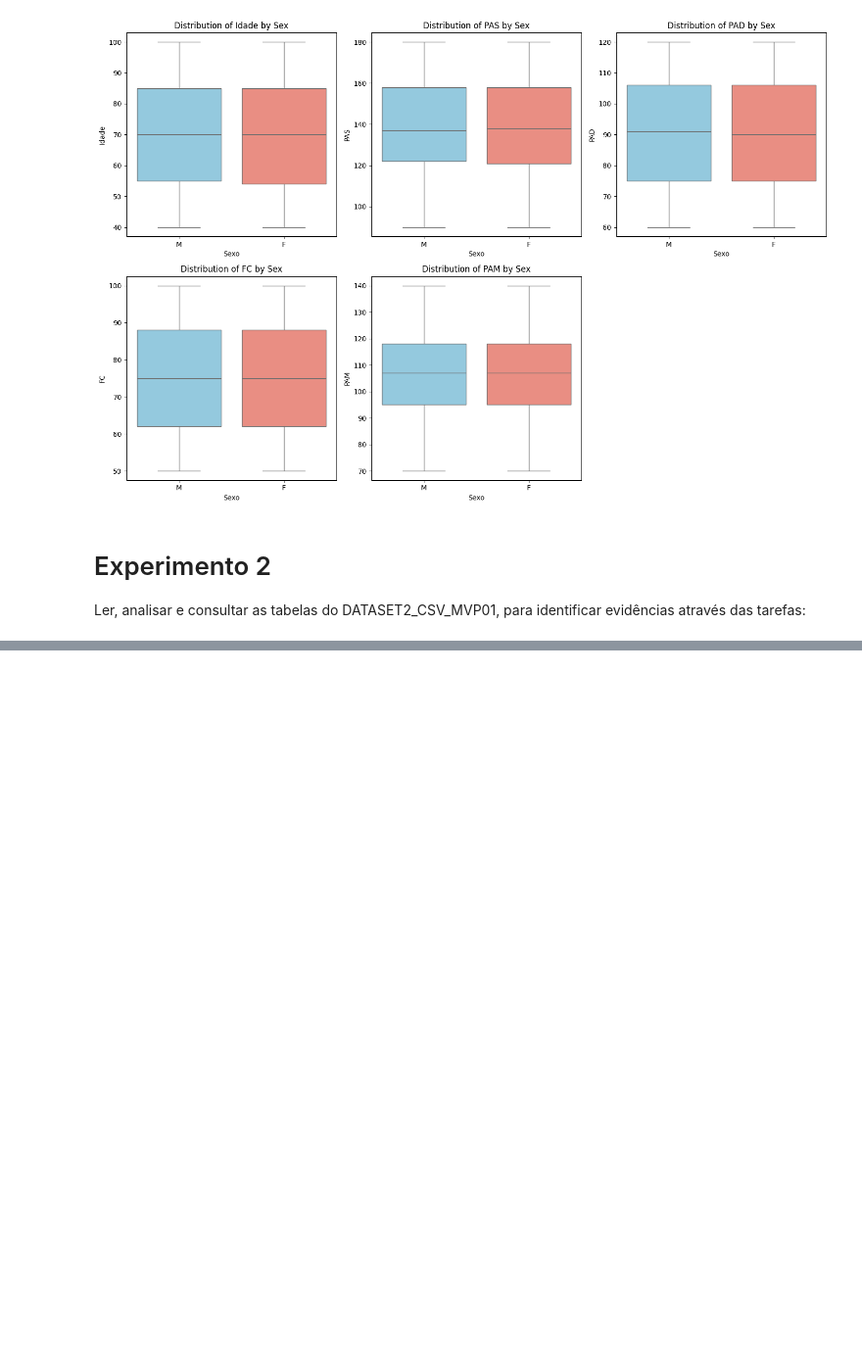
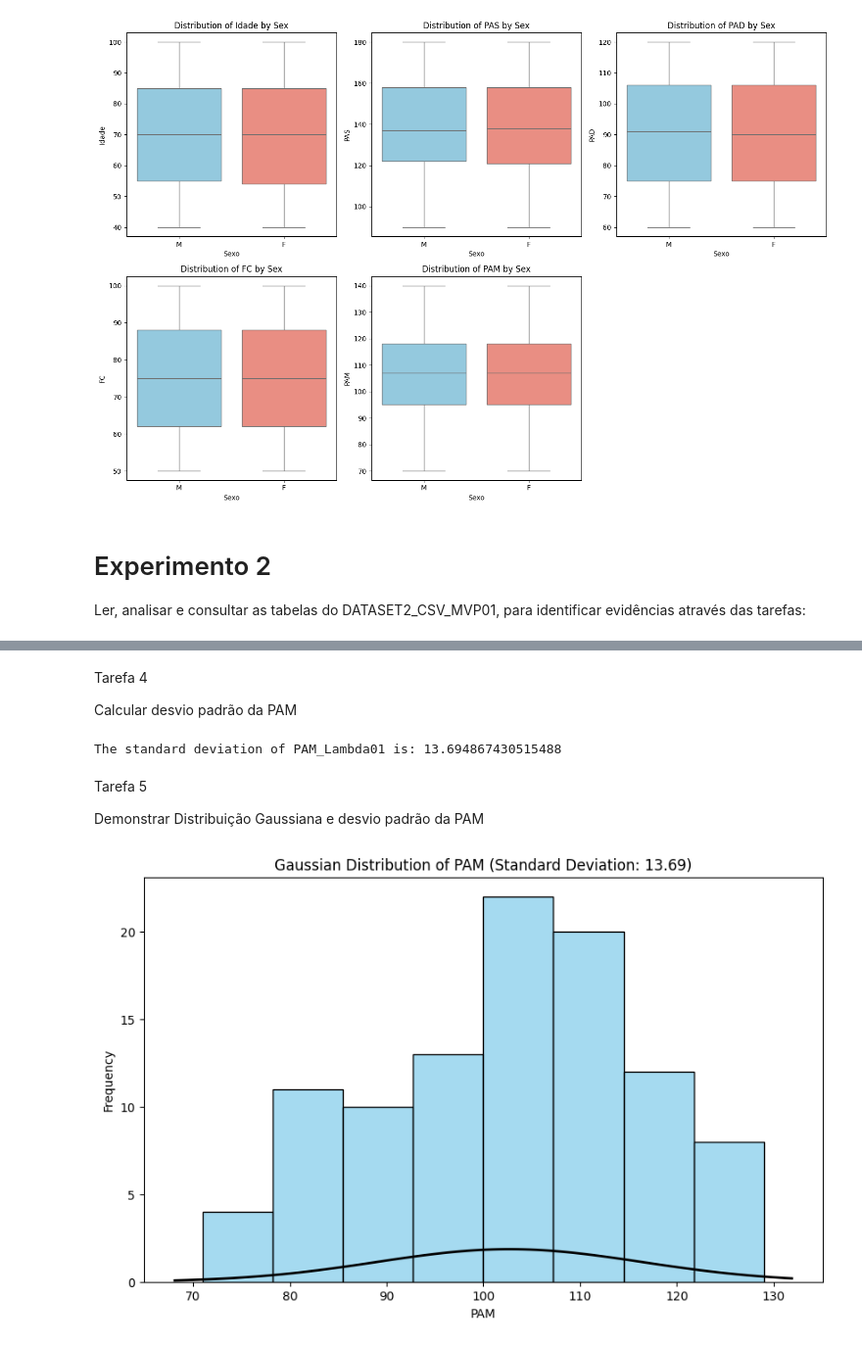
Before and after one commit to PajeSystems/PUC.MVP, a Jupyter notebook: Boaz_MVP_01.ipynb, the cells around one changed output, grey strips where cells are left out. Shown at 98% size. Drawn from its saved outputs; the diff is of its cells as text; code cells hidden in the pictures; blank space fills up the shorter version.

```diff
--- a/Boaz_MVP_01.ipynb
+++ b/Boaz_MVP_01.ipynb
@@ -147,0 +183,16 @@ Identificar individuos do sexo masculino, maiores de 65 anos com PAM maior que 1
+# %%
+import pandas as pd
+import numpy as np
+
+# Convert 'PAM_Lambda01' to numeric, coercing errors to NaN
+df['PAM_Lambda01'] = pd.to_numeric(df['PAM_Lambda01'], errors='coerce')
+
+# Print the data type after conversion
+print(f"Data type of 'PAM_Lambda01' after conversion: {df['PAM_Lambda01'].dtype}")
+
+# Create a new DataFrame with only the 'PAM_Lambda01' column
+df_pam = pd.DataFrame(df['PAM_Lambda01'])
+
+# Display the first few rows and data types of the new DataFrame
+display(df_pam.head())
+display(df_pam.info())
@@ -147,0 +216,41 @@ Identificar individuos do sexo masculino, maiores de 65 anos com PAM maior que 1
+# %% [markdown]
+Tarefa 4
+
+Calcular desvio padrão da PAM
+# %%
+pam_std = df_pam['PAM_Lambda01'].std()
+print(f"The standard deviation of PAM_Lambda01 is: {pam_std}")
+# %% [output]
+The standard deviation of PAM_Lambda01 is: 13.694867430515488
+# %% [markdown]
+Tarefa 5
+
+Demonstrar Distribuição Gaussiana e desvio padrão da PAM
+# %%
+import matplotlib.pyplot as plt
+import seaborn as sns
+import numpy as np
+from scipy.stats import norm
+
+# Calculate the mean of 'PAM_Lambda01'
+pam_mean = df_pam['PAM_Lambda01'].mean()
+
+# Create the histogram
+plt.figure(figsize=(10, 6))
+sns.histplot(df_pam['PAM_Lambda01'], kde=False, color='skyblue', edgecolor='black')
+
+# Overlay the normal distribution curve
+xmin, xmax = plt.xlim()
+x = np.linspace(xmin, xmax, 100)
+p = norm.pdf(x, pam_mean, pam_std)
+plt.plot(x, p * len(df_pam) * (xmax-xmin)/100, 'k', linewidth=2)
+
+# Set plot title and labels
+plt.title(f'Gaussian Distribution of PAM (Standard Deviation: {pam_std:.2f})')
+plt.xlabel('PAM')
+plt.ylabel('Frequency')
+
+# Display the plot
+plt.show()
+# %% [output]
+[figure, added]
```
Also changed, not shown: parts of 8 cells of this notebook.
